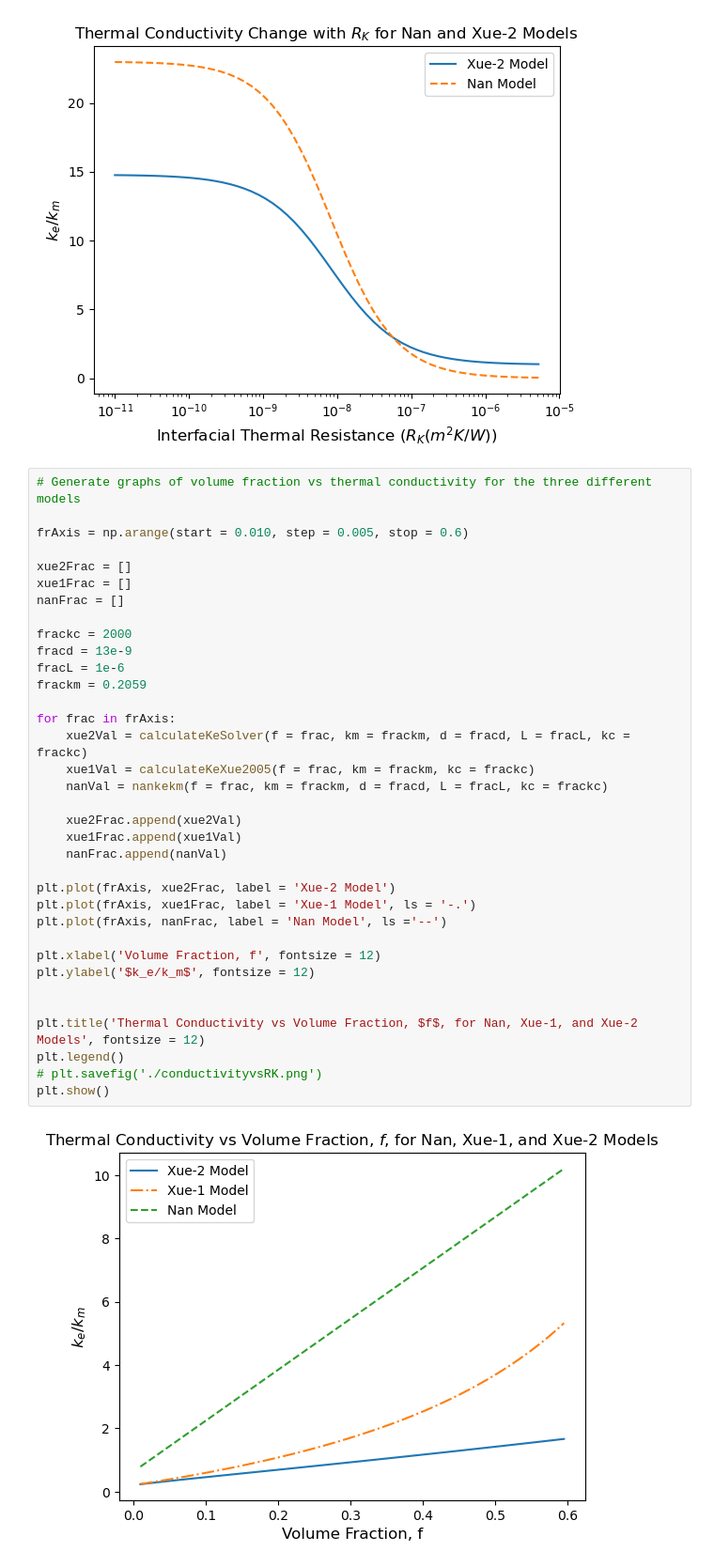
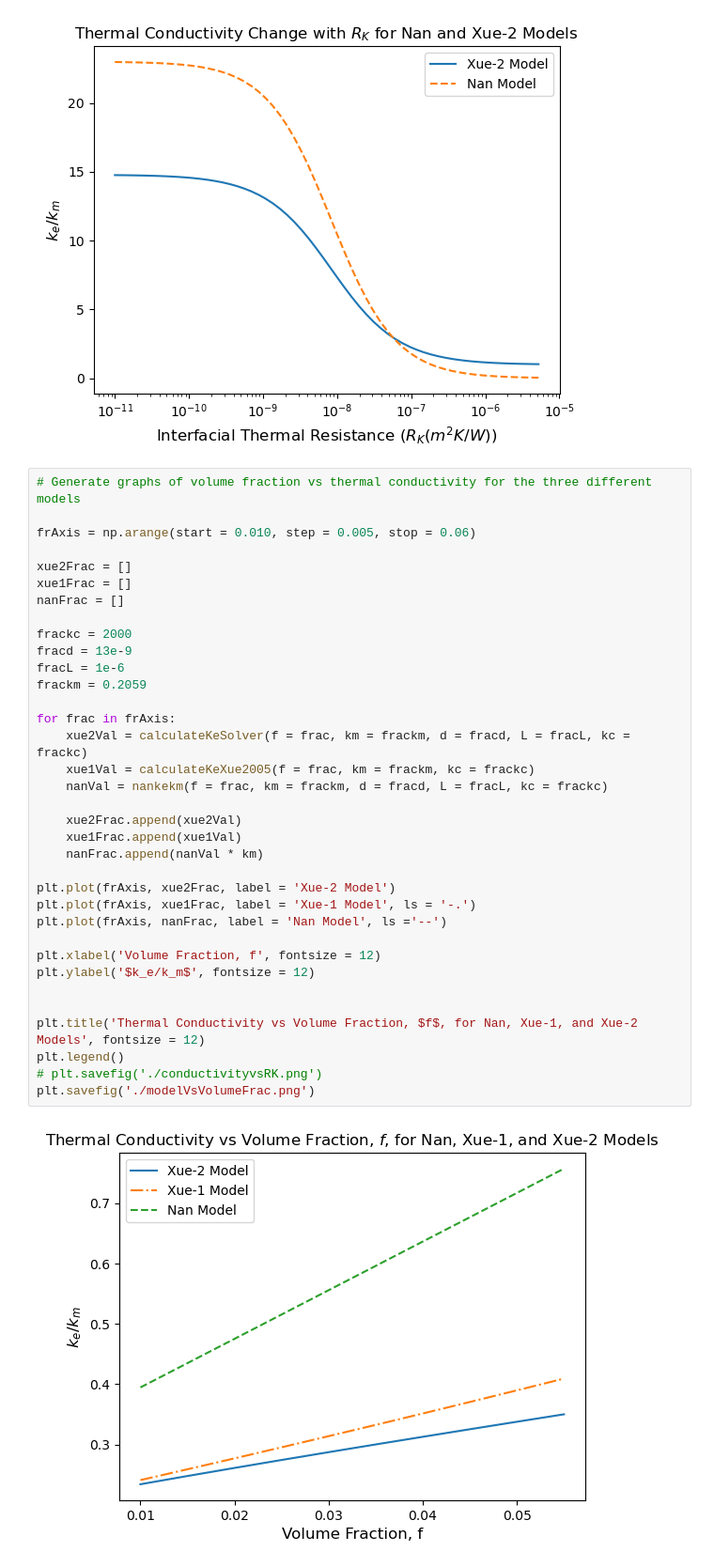
Before and after one commit to danesheppard/CNTCompositeModelling, a Jupyter notebook: nanocomp.ipynb, the cells around one changed output. Shown at 94% size. Saved outputs shown, nothing was run; the diff lists cells and outputs as text.

```diff
--- a/nanocomp.ipynb
+++ b/nanocomp.ipynb
@@ -353,37 +353,37 @@ Generating 60 values
 # %%
 # Generate graphs of volume fraction vs thermal conductivity for the three different models
 
-frAxis = np.arange(start = 0.010, step = 0.005, stop = 0.6)
+frAxis = np.arange(start = 0.010, step = 0.005, stop = 0.06)
 
 xue2Frac = []
 xue1Frac = []
 nanFrac = []
 
 frackc = 2000
 fracd = 13e-9
 fracL = 1e-6
 frackm = 0.2059
 
 for frac in frAxis:
     xue2Val = calculateKeSolver(f = frac, km = frackm, d = fracd, L = fracL, kc = frackc)
     xue1Val = calculateKeXue2005(f = frac, km = frackm, kc = frackc)
     nanVal = nankekm(f = frac, km = frackm, d = fracd, L = fracL, kc = frackc)
 
     xue2Frac.append(xue2Val)
     xue1Frac.append(xue1Val)
-    nanFrac.append(nanVal)
+    nanFrac.append(nanVal * km)
 
 plt.plot(frAxis, xue2Frac, label = 'Xue-2 Model')
 plt.plot(frAxis, xue1Frac, label = 'Xue-1 Model', ls = '-.')
 plt.plot(frAxis, nanFrac, label = 'Nan Model', ls ='--')
 
 plt.xlabel('Volume Fraction, f', fontsize = 12)
 plt.ylabel('$k_e/k_m$', fontsize = 12)
 
 
 plt.title('Thermal Conductivity vs Volume Fraction, $f$, for Nan, Xue-1, and Xue-2 Models', fontsize = 12)
 plt.legend()
 # plt.savefig('./conductivityvsRK.png')
-plt.show()
+plt.savefig('./modelVsVolumeFrac.png')
 # %% [output]
-[figure, old version]
+[figure, new version]
```
